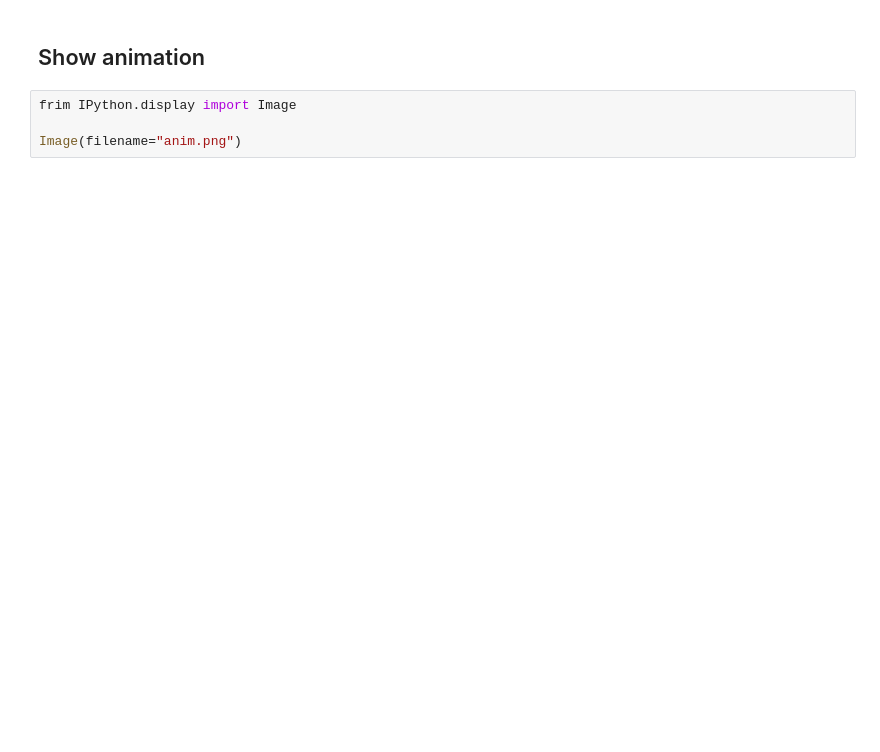
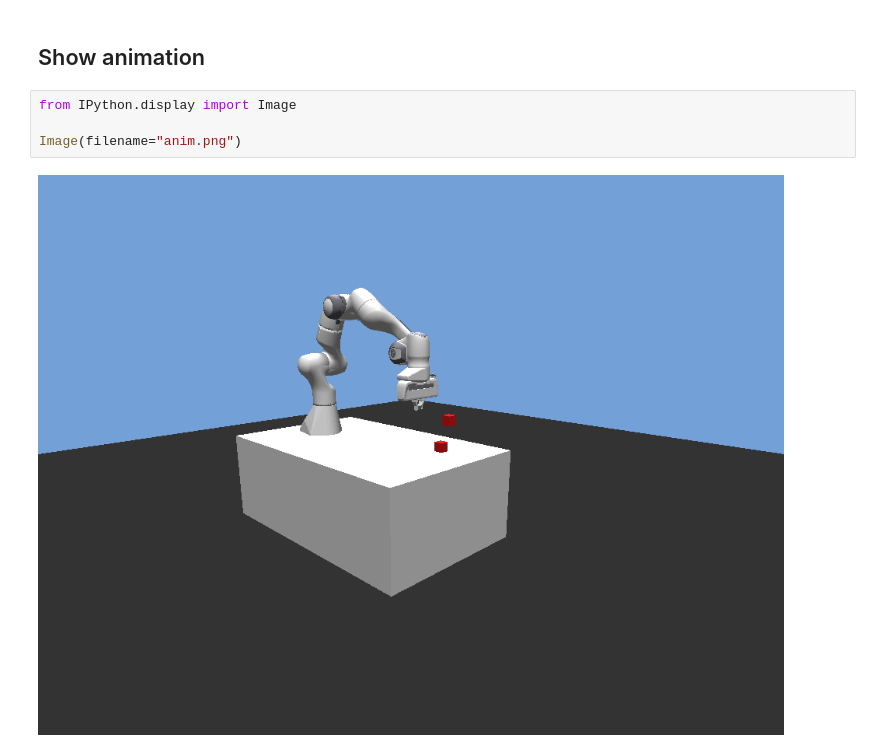
Before and after one commit to qgallouedec/panda-gym, a Jupyter notebook: examples/PickAndPlace.ipynb, the cells around one changed output. Drawn from its saved outputs; the diff is of its cells as text; blank space fills up the shorter version.

```diff
--- a/examples/PickAndPlace.ipynb
+++ b/examples/PickAndPlace.ipynb
@@ -44,6 +45,8 @@ Requirement already satisfied: numpy>=1.6.0 in /usr/local/lib/python3.7/dist-pac
 # %% [markdown]
 ## Show animation
 # %%
-frim IPython.display import Image
+from IPython.display import Image
 
 Image(filename="anim.png")
+# %% [output]
+[figure, added]
```
Also changed, not shown: parts of 4 cells of this notebook, 2 other files.
